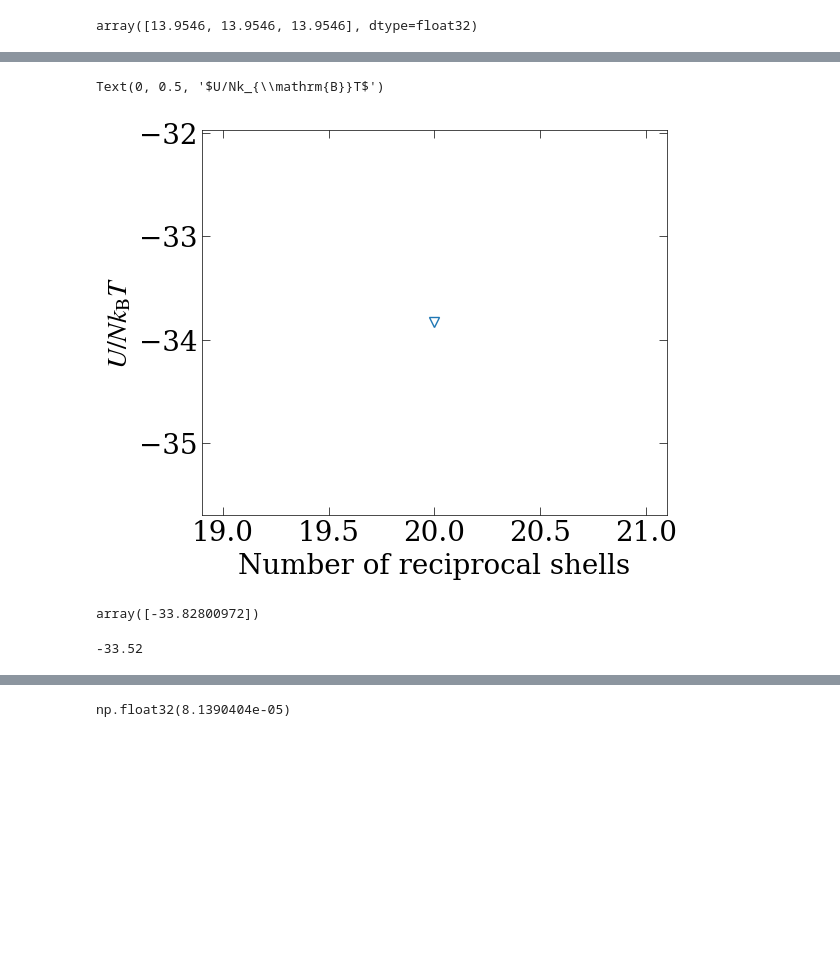
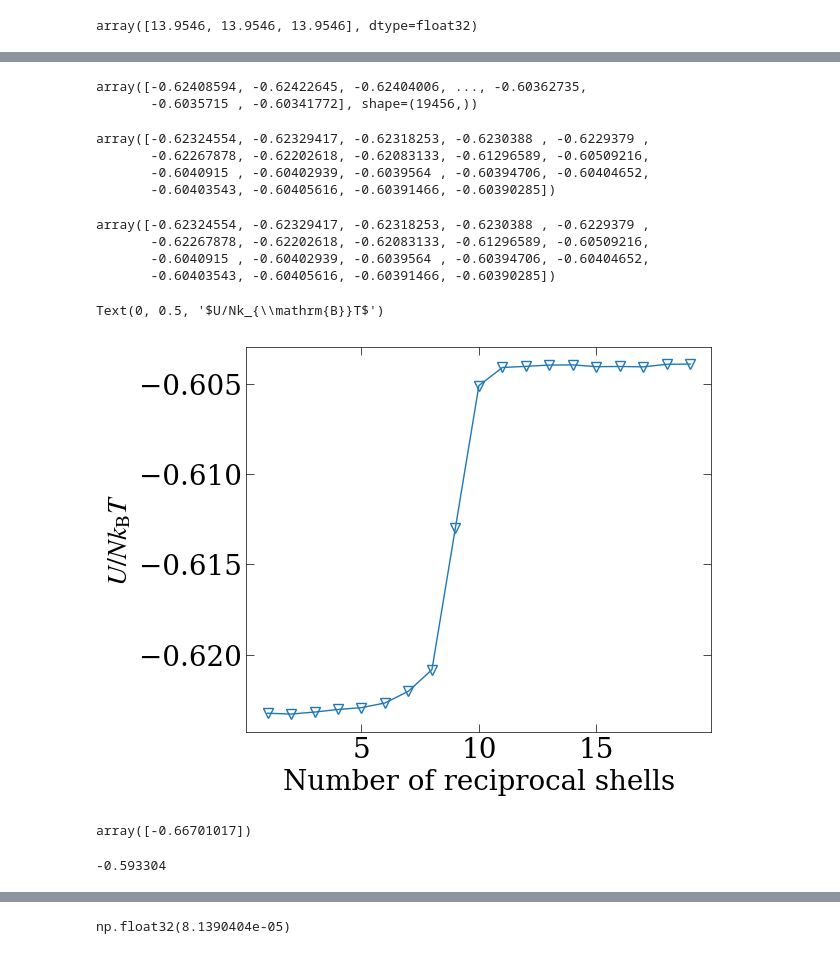
Before and after one commit to ThomasBechSchroeder/gamdpy, a Jupyter notebook: explore/ewald.ipynb, the cells around one changed output, grey strips where cells are left out. Cells and saved outputs as stored; diff of their text form; code cells hidden in the pictures; blank space fills up the shorter version.

```diff
--- a/explore/ewald.ipynb
+++ b/explore/ewald.ipynb
@@ -182,8 +186,8 @@ array([13.9546, 13.9546, 13.9546], dtype=float32)
 # %%
 compute_plan = gp.get_default_compute_plan(configuration)
 
-damping = 0.5
-rcq = 5.0
+damping = 1
+rcq = 3
 cut_q = np.full((2,2), rcq)
 electro_pot = gp.Electrostatics(damping=damping, cutoff=cut_q)
 electro_pot.set_ewald(ncut=1)
@@ -220,7 +222,7 @@ array([0.01862459, 0.01862459, 0.01862459], dtype=float32)
 # Setting up simulation
 dt = 0.01  # timestep
 num_timeblocks = 32           # Do simulation in this many 'blocks'.
-steps_per_timeblock = 2048  # ... each of this many steps
+steps_per_timeblock = 1024  # ... each of this many steps
 runtime_actions = [gp.TrajectorySaver(), gp.RestartSaver(), gp.ScalarSaver(32), gp.MomentumReset(100)]
 
 integrator = gp.integrators.NVT(temperature=temperature, tau=0.2, dt=dt)
@@ -229,10 +231,11 @@ Us = []
 rdfs = []
 dyns = []
 
-damping = 0.5
-rcq = 5.0
+damping = 1
+rcq = 3
 cut_q = np.full((2,2), rcq)
-ns = [20]
+ns = range(1, 20)
+pp = True
 # %%
 for n in ns:
     print('##########################')
@@ -247,16 +250,17 @@ for n in ns:
     # Equilibration
     print('Equilibrating.............')
     for block in sim.run_timeblocks():
-        print(f'{sim.status(per_particle=True)}')
+        print(f'{sim.status(per_particle=pp)}')
 
     # Production
     print('Running............')
     for block in sim.run_timeblocks():
         calc_rdf.update()
-        print(f'{sim.status(per_particle=True)}')
+        print(f'{sim.status(per_particle=pp)}')
     print(sim.summary())
 
-    Us.append(np.mean(gp.ScalarSaver.extract(sim.output, ['U'], per_particle=True)))
+    # Us.append(np.mean(gp.ScalarSaver.extract(sim.output, ['U'], per_particle=pp)))
+    Us.append(gp.ScalarSaver.extract(sim.output, ['U'], per_particle=pp))
     rdfs.append(calc_rdf.read())
     dyn = gp.tools.calc_dynamics(sim.output, 0, qvalues=2*np.pi)
     dyns.append(dyn)
@@ -284,22 +461,41 @@ Simulation time (excl. time spent between timeblocks): 122.14 s ( TPS: 5.37e+02
+# %%
+np.array(Us).flatten()-self_term/configuration.N
+# %% [output]
+array([-0.62408594, -0.62422645, -0.62404006, ..., -0.60362735,
+       -0.6035715 , -0.60341772], shape=(19456,))
+# %%
+(np.mean(np.array(Us), axis=-1).flatten()*configuration.N-self_term)/configuration.N
+# %% [output]
+array([-0.62324554, -0.62329417, -0.62318253, -0.6230388 , -0.6229379 ,
+       -0.62267878, -0.62202618, -0.62083133, -0.61296589, -0.60509216,
+       -0.6040915 , -0.60402939, -0.6039564 , -0.60394706, -0.60404652,
+       -0.60403543, -0.60405616, -0.60391466, -0.60390285])
+# %%
+A = (np.mean(np.array(Us), axis=-1).flatten()*configuration.N-self_term)/configuration.N
+# %%
+A#.mean()
+# %% [output]
+array([-0.62324554, -0.62329417, -0.62318253, -0.6230388 , -0.6229379 ,
+       -0.62267878, -0.62202618, -0.62083133, -0.61296589, -0.60509216,
+       -0.6040915 , -0.60402939, -0.6039564 , -0.60394706, -0.60404652,
+       -0.60403543, -0.60405616, -0.60391466, -0.60390285])
 # %%
-charges, _ = configuration.get_charged_particles()
-self_term = np.sum(charges**2) * damping / np.sqrt(np.pi)
 Us = np.array(Us)
-plt.plot(ns, (Us*configuration.N-self_term)/(configuration.N*temperature))
+plt.plot(ns, A)
 # plt.axhline(y=-33.52*temperature)
 plt.xlabel('Number of reciprocal shells')
 plt.ylabel(r'$U/Nk_{\mathrm{B}}T$')
 # %% [output]
 Text(0, 0.5, '$U/Nk_{\\mathrm{B}}T$')
-[figure, old version]
+[figure, new version]
 # %%
-(Us*configuration.N-self_term)/(configuration.N*temperature)
+(Us*configuration.N-self_term)/(configuration.N)
 # %% [output]
-array([-33.82800972])
+array([-0.66701017])
 # %%
--33.52
+-33.52*temperature
 # %% [output]
--33.52
+-0.593304
 # %%
 # Hansen & McDonald
 r = [0.0, 0.084, 0.167, 0.251, 0.335, 0.419, 0.502, 0.586, 0.670,
```
Also changed, not shown: parts of 7 cells of this notebook.
